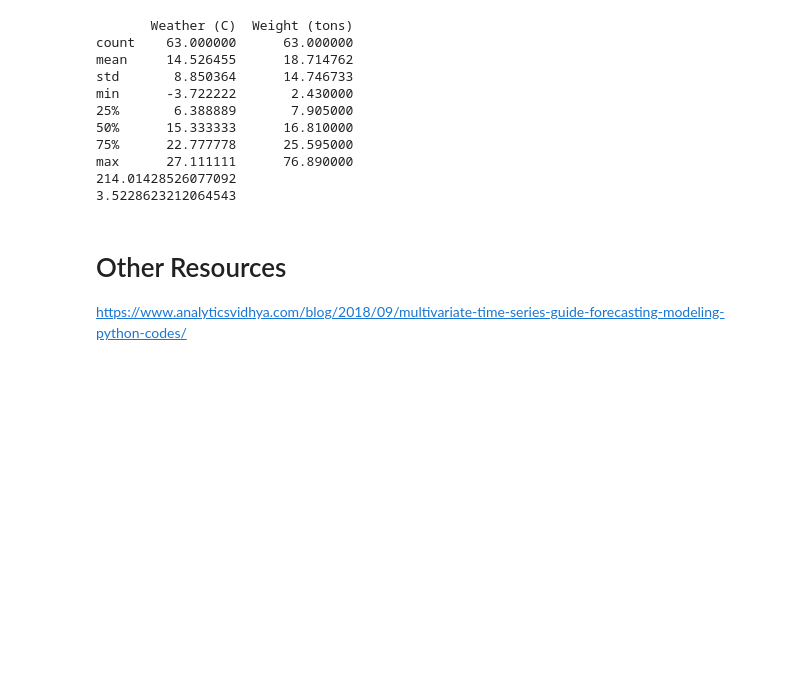
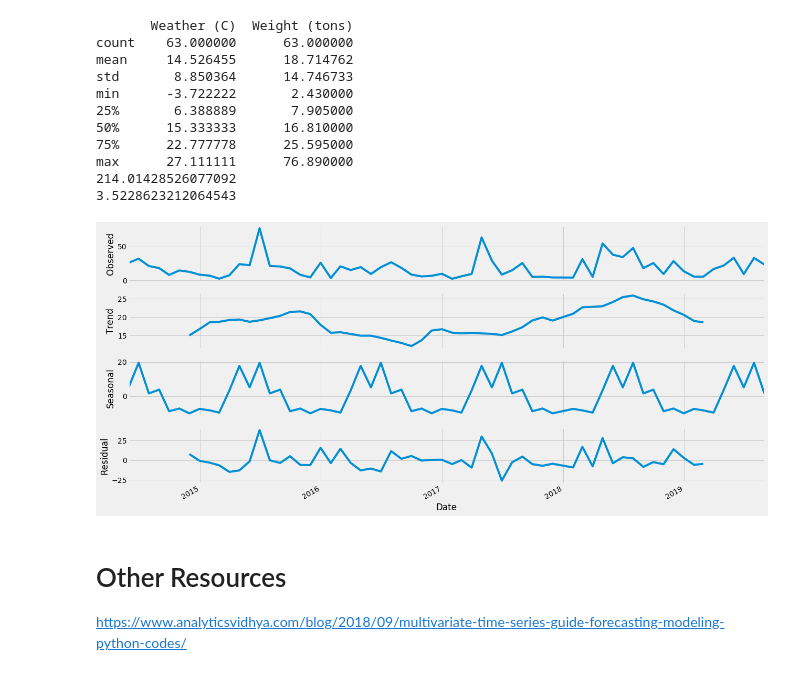
Before and after one commit to ryan9dai/SIoT, a Jupyter notebook: Coursework Ryan Dai.ipynb, the cells around one changed output. Cells and saved outputs as stored; diff of their text form; code cells hidden in the pictures; blank space fills up the shorter version.

```diff
--- a/Coursework Ryan Dai.ipynb
+++ b/Coursework Ryan Dai.ipynb
@@ -37,6 +37,23 @@ min      -3.722222       2.430000
 max      27.111111      76.890000
 214.01428526077092
 3.5228623212064543
+# %%
+import warnings
+import itertools
+warnings.filterwarnings("ignore")
+plt.style.use('fivethirtyeight')
+import statsmodels.api as sm
+import matplotlib
+from pylab import rcParams
+
+y = df['Weight (tons)']#.resample('MS').mean()
+
+rcParams['figure.figsize'] = 18, 8
+decomposition = sm.tsa.seasonal_decompose(y, model='additive', freq = 12)
+fig = decomposition.plot()
+plt.show()
+# %% [output]
+[figure, added]
 # %% [markdown]
 # Other Resources
 https://www.analyticsvidhya.com/blog/2018/09/multivariate-time-series-guide-forecasting-modeling-python-codes/
```
Also changed, not shown: parts of 8 cells of this notebook.
